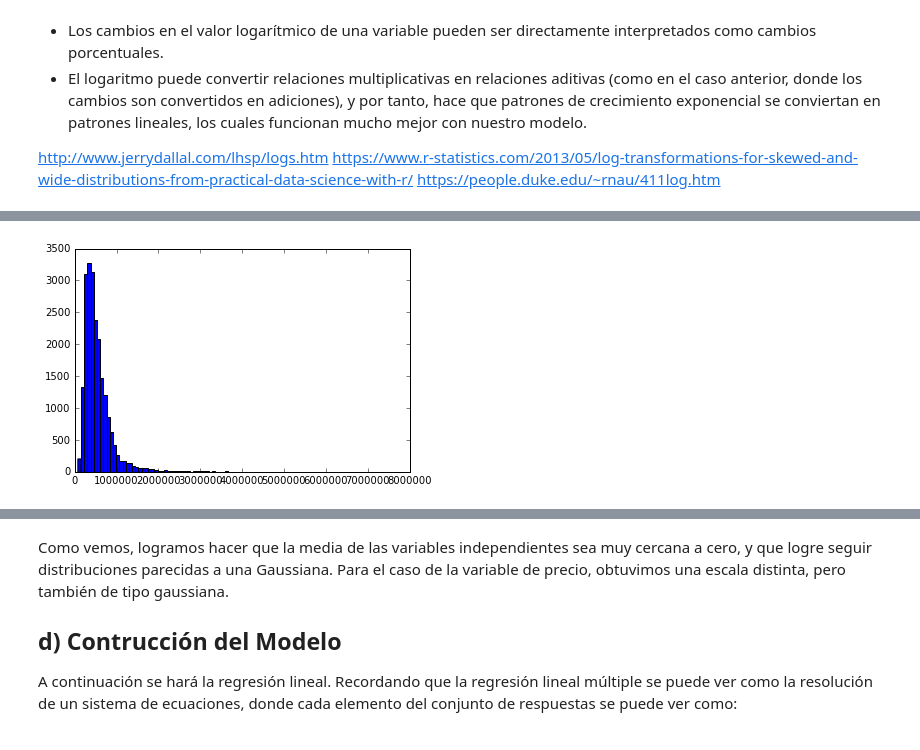
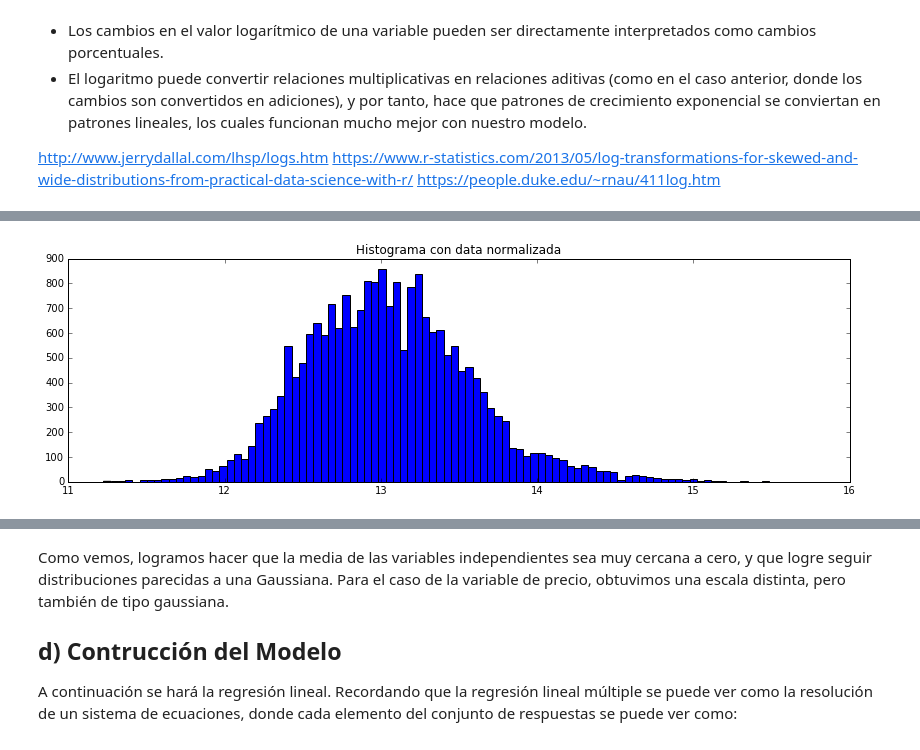
Before and after one commit to VitoVoti/ML_T1_LinReg, a Jupyter notebook: Tarea1 .ipynb, the cells around one changed output, grey strips where cells are left out. Drawn from its saved outputs; the diff is of its cells as text; code cells hidden in the pictures.

```diff
--- a/Tarea1 .ipynb
+++ b/Tarea1 .ipynb
@@ -4,7 +4,8 @@ import numpy as np
 import sklearn.linear_model as lm
 import matplotlib.pyplot as plt
 
-%matplotlib inline
+from pylab import rcParams
+rcParams['figure.figsize'] = 14, 4
 # %% [markdown]
 # 1 Regresión Lineal Ordinaria (LSS)
 # %% [markdown]
@@ -123,5 +139,6 @@ Xtest = Xtest.drop(['price'], axis=1)
 # %%
-plt.hist(df['price'], bins=100)
+plt.title("Histograma con data normalizada")
+plt.hist(np.log(df['price']), bins=100)
 plt.show()
 # %% [output]
-[figure, old version]
+[figure, new version]
```
Also changed, not shown: parts of 93 cells of this notebook.
